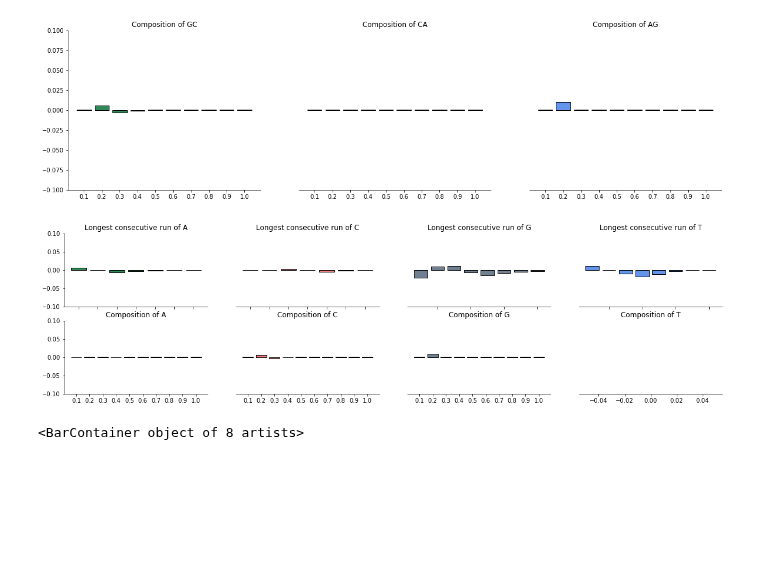
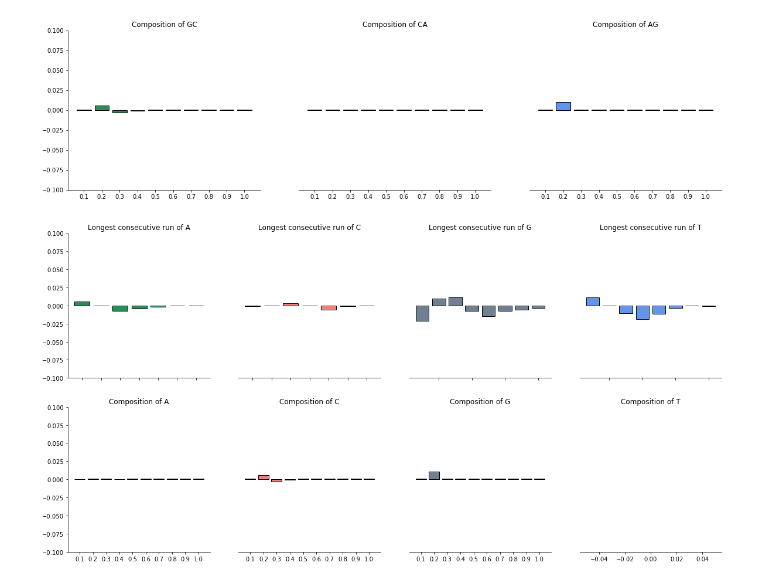
Before and after one commit to AnthonyHein/QCB455Project, a Jupyter notebook: PredictionWeights.ipynb, the cells around one changed output. Saved outputs shown, nothing was run; the diff lists cells and outputs as text; code cells hidden in the pictures; blank space fills up the shorter version.

```diff
--- a/PredictionWeights.ipynb
+++ b/PredictionWeights.ipynb
@@ -25,4 +25,11 @@ Index(['+ve strand', 'pos_-27_A', 'pos_-27_C', 'pos_-27_G', 'pos_-27_T',
 # %%
 cols = np.array(cols)
 cols = cols.reshape(cols.shape[0])
+# %%
+def set_graph(first, ax):
+    ax.spines['left'].set_visible(first)
+    ax.spines['top'].set_visible(False)
+    ax.spines['right'].set_visible(False)
+    if not first:
+        ax.set_yticks([])
 # %%
@@ -171,15 +180,0 @@ def longest_run(nucl, ax, color, first):
-# %%
-# green, blue, black, red
-f, axs = plt.subplots(1,4,figsize=(20,5))
-colors = ['seagreen', 'lightcoral', 'slategrey', 'cornflowerblue']
-for nucl, ax, color in [('A', axs[0], colors[0]),
-                ('C', axs[1], colors[1]),
-                ('G', axs[2], colors[2]),
-                ('T', axs[3], colors[3])]:
-    if(ax == axs[0]):
-        longest_run(nucl, ax, color, True)
-    else:
-        longest_run(nucl, ax, color, False)
-
-for ax in axs.flat:
-    ax.label_outer()
@@ -202,16 +180,0 @@ def composition(nucl, ax, color, first):
-# %%
-f, axs = plt.subplots(1,4,figsize=(20,5))
-
-colors = ['seagreen', 'lightcoral', 'slategrey', 'cornflowerblue']
-for nucl, ax, color in [('A', axs[0], colors[0]),
-                ('C', axs[1], colors[1]),
-                ('G', axs[2], colors[2]),
-                ('T', axs[3], colors[3])]:
-    if(ax == axs[0]):
-        composition(nucl, ax, color, True)
-    else:
-        composition(nucl, ax, color, False)
-
-# hide outer axes
-for ax in axs.flat:
-    ax.label_outer()
@@ -234,33 +195,22 @@ for ax in axs.flat:
 # %% [output]
 [figure]
 # %%
-f, axs = plt.subplots(2,4,figsize=(20,5))
+f, axs = plt.subplots(2,4,figsize=(20,10))
 
 colors = ['seagreen', 'lightcoral', 'slategrey', 'cornflowerblue']
 for nucl, ax_run, ax_comp, color in [('A', axs[0, 0], axs[1, 0], colors[0]),
                 ('C', axs[0, 1], axs[1, 1], colors[1]),
                 ('G', axs[0, 2], axs[1, 2], colors[2]),
                 ('T', axs[0, 3], axs[1, 3], colors[3])]:
     if(ax_run == axs[0, 0]):
         longest_run(nucl, ax_run, color, True)
         composition(nucl, ax_comp, color, True)
     else:
         longest_run(nucl, ax_run, color, False)
         composition(nucl, ax_comp, color, False)
 
-
 # hide outer axes
 for ax in axs.flat:
     ax.label_outer()
 # %% [output]
-[figure, old version]
+[figure, new version]
-# %%
-f, axs = plt.subplots(1, 1,figsize=(20,5))
-dist_indices = ['longest_T' in colname for index, colname in enumerate(cols)]
-dist_name = cols[dist_indices]
-dist_coef = coef[dist_indices]
-
-dist = [get_run(name) for name in dist_name]
-axs.bar(dist[1:], dist_coef[1:], color = color, edgecolor='k')
-# %% [output]
-<BarContainer object of 8 artists>
```
Also changed, not shown: parts of 16 cells of this notebook.
